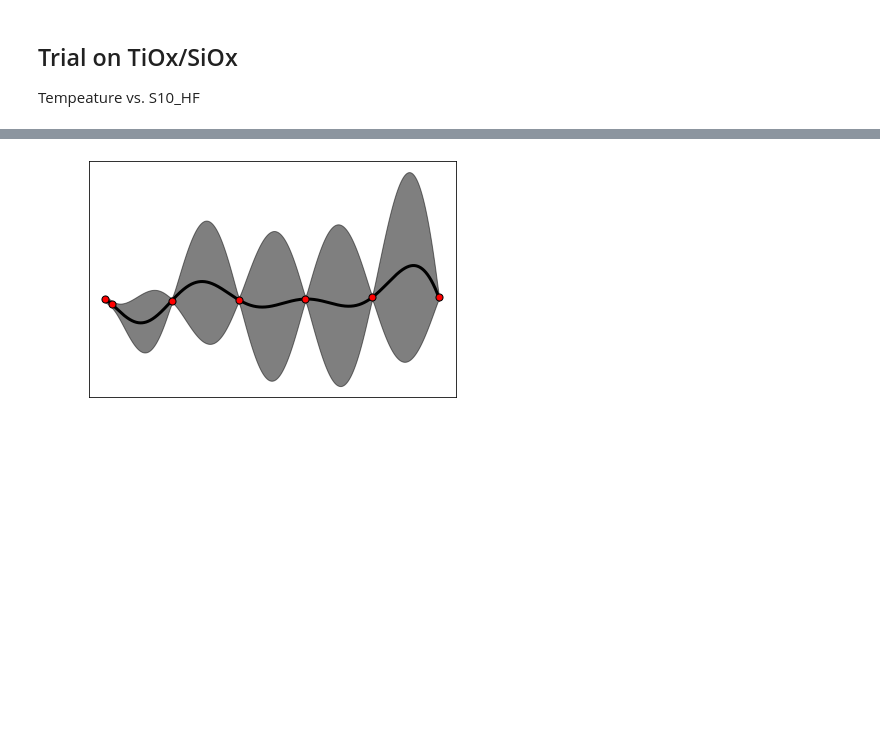
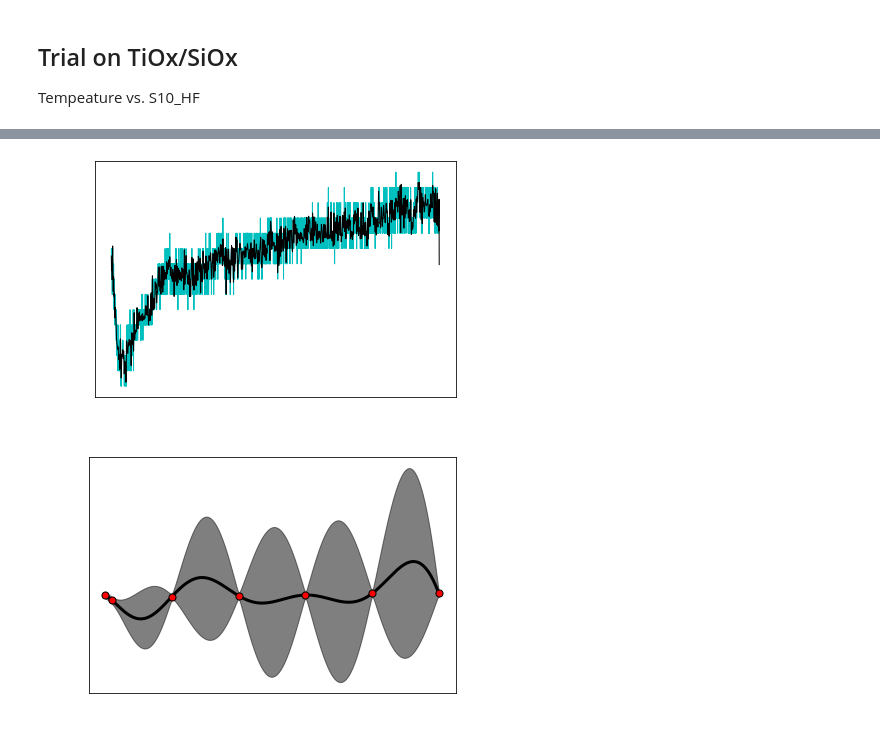
Before and after one commit to michelleliu1027/Bayesian_PV, a Jupyter notebook: BO_85.ipynb, the cells around one changed output, grey strips where cells are left out. Drawn from its saved outputs; the diff is of its cells as text; code cells hidden in the pictures; blank space fills up the shorter version.

```diff
--- a/BO_85.ipynb
+++ b/BO_85.ipynb
@@ -59,3 +75,16 @@ def plot (X,X_,y_mean,y,y_cov,gp,kernel):
+# %%
+plt.figure()
+plt.plot(X_, y_mean, 'k', lw=1, zorder=10)
+# plt.plot(X_, ucb_y_min, 'x', lw=1, zorder=7)
+# plt.scatter(X_min_list, acp_value[X_min],c='cyan', s=5, zorder=11)
+plt.plot(X_, y, 'c', lw=1, zorder=9)
+plt.tick_params(axis='y', colors = 'white')
+plt.tick_params(axis='x', colors = 'white')
+plt.ylabel('Lifetime',color = 'white')
+plt.xlabel('Time',color = 'white')
+plt.tight_layout()
+# %% [output]
+[figure, added]
 # %%
 # Preparing training set from a few data points
 #
```
Also changed, not shown: parts of 4 cells of this notebook.
